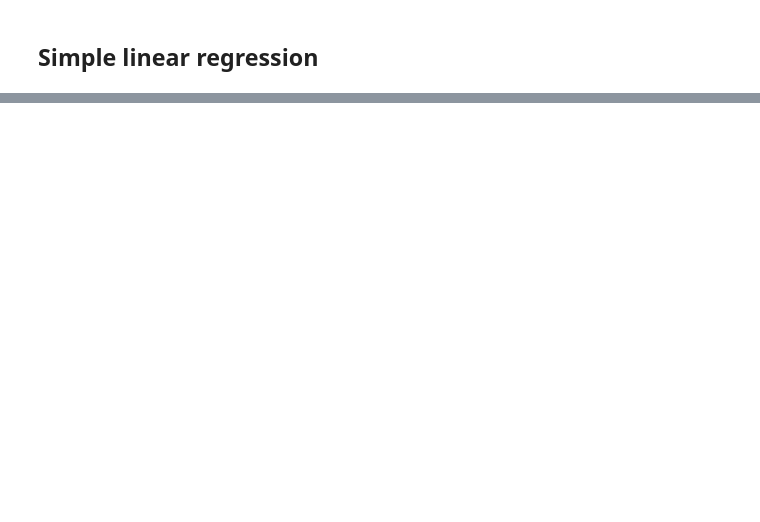
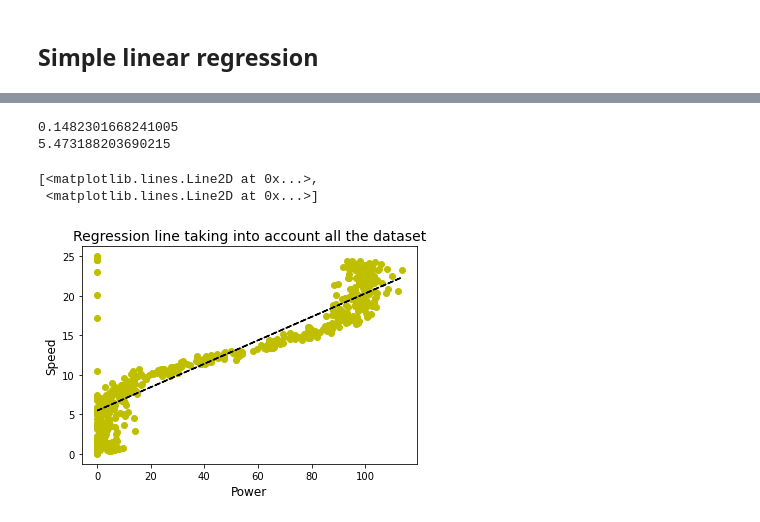
Before and after one commit to Manuferu/Project_FDA, a Jupyter notebook: Powerproduction.ipynb, the cells around one changed output, grey strips where cells are left out. Saved outputs shown, nothing was run; the diff lists cells and outputs as text; code cells hidden in the pictures; blank space fills up the shorter version.

Commit message:
Regression done, need to put it better and try other methods

```diff
--- a/Powerproduction.ipynb
+++ b/Powerproduction.ipynb
@@ -55,0 +68,29 @@ import matplotlib.pyplot as plt
+# %%
+import matplotlib.pyplot as plt
+import numpy as np
+
+x = df['power']
+y = df['speed']
+
+##coef = np.polyfit(x,y,1)
+##poly1d_fn = np.poly1d(coef)
+## poly1d_fn is now a function which takes in x and returns an estimate for y
+
+#plt.plot(x,y, 'yo', x, poly1d_fn(x), '--k')
+#plt.xlim(0, 5)
+#plt.ylim(0, 12)
+m,b = np.polyfit(x, y, 1)
+print(m)
+print(b)
+plt.title('Regression line taking into account all the dataset', fontsize=14)
+plt.xlabel('Power', fontsize=12)
+plt.ylabel('Speed', fontsize=12)
+plt.plot(x, y, 'yo', x, m*x+b, '--k')
+## references: https://stackoverflow.com/questions/12444716/how-do-i-set-the-figure-title-and-axes-labels-font-size-in-matplotlib
+## https://stackoverflow.com/questions/6148207/linear-regression-with-matplotlib-numpy
+# %% [output]
+0.1482301668241005
+5.473188203690215
+[<matplotlib.lines.Line2D at 0x...>,
+ <matplotlib.lines.Line2D at 0x...>]
+[figure, added]
```
Also changed, not shown: parts of 12 cells of this notebook.
